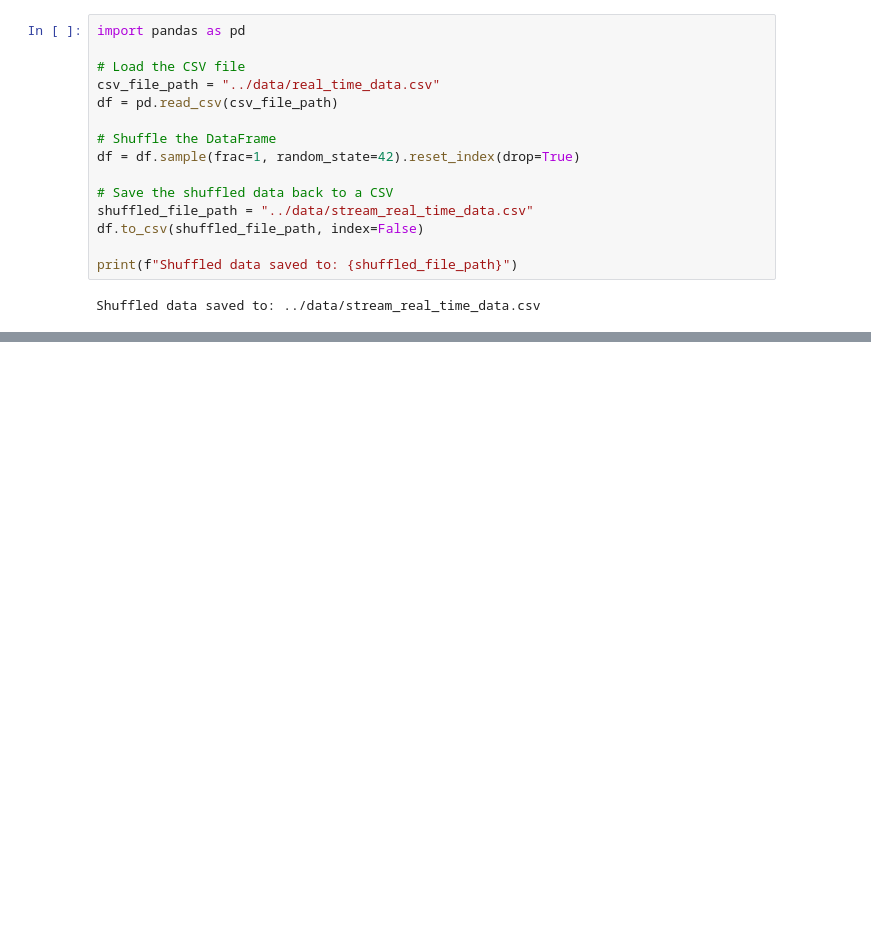
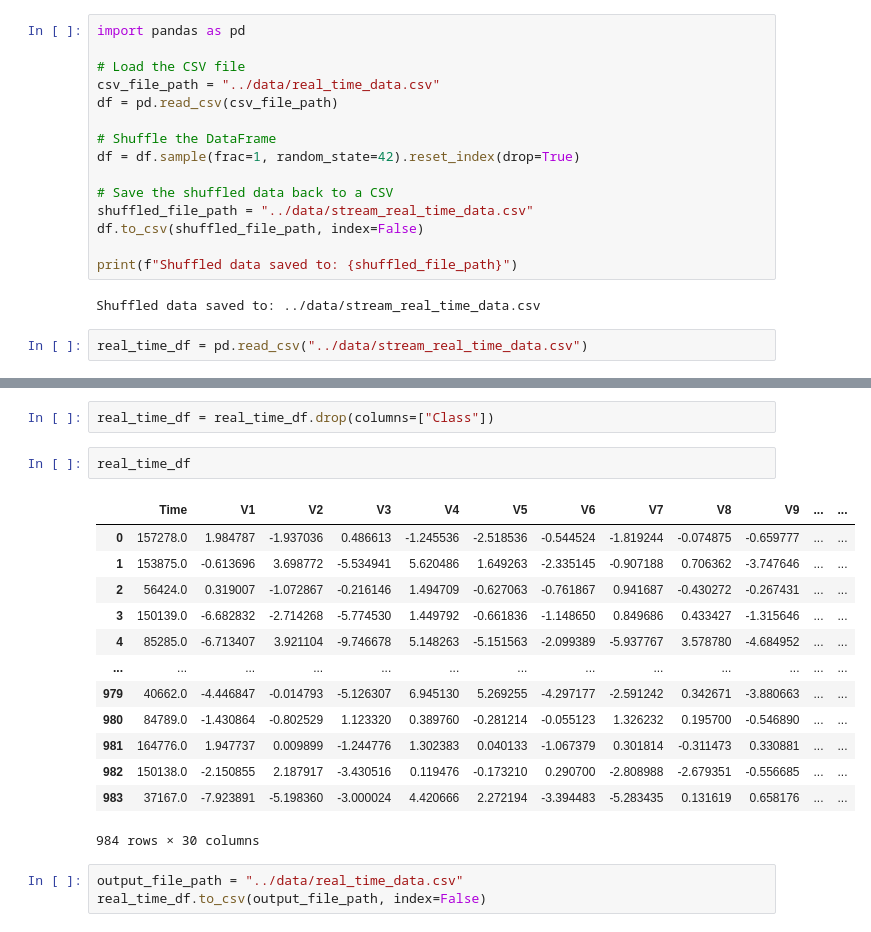
Before and after one commit to AmrutaKoshe/Real_Time_Fraud_Detection, a Jupyter notebook: notebooks/credit_card_fraud_synthetic_realtime_data.ipynb, the cells around one changed output, grey strips where cells are left out. Saved outputs shown, nothing was run; the diff lists cells and outputs as text; blank space fills up the shorter version.

```diff
--- a/notebooks/credit_card_fraud_synthetic_realtime_data.ipynb
+++ b/notebooks/credit_card_fraud_synthetic_realtime_data.ipynb
@@ -306,3 +306,5 @@ df.to_csv(shuffled_file_path, index=False)
 print(f"Shuffled data saved to: {shuffled_file_path}")
 # %% [output]
 Shuffled data saved to: ../data/stream_real_time_data.csv
+# %%
+real_time_df = pd.read_csv("../data/stream_real_time_data.csv")
@@ -308,0 +326,21 @@ Shuffled data saved to: ../data/stream_real_time_data.csv
+# %%
+real_time_df = real_time_df.drop(columns=["Class"])
+# %%
+real_time_df
+# %% [output]
+|  | Time | V1 | V2 | V3 | V4 | V5 | V6 | V7 | V8 | V9 | ... | ... |
+| 0 | 157278.0 | 1.984787 | -1.937036 | 0.486613 | -1.245536 | -2.518536 | -0.544524 | -1.819244 | -0.074875 | -0.659777 | ... | ... |
+| 1 | 153875.0 | -0.613696 | 3.698772 | -5.534941 | 5.620486 | 1.649263 | -2.335145 | -0.907188 | 0.706362 | -3.747646 | ... | ... |
+| 2 | 56424.0 | 0.319007 | -1.072867 | -0.216146 | 1.494709 | -0.627063 | -0.761867 | 0.941687 | -0.430272 | -0.267431 | ... | ... |
+| 3 | 150139.0 | -6.682832 | -2.714268 | -5.774530 | 1.449792 | -0.661836 | -1.148650 | 0.849686 | 0.433427 | -1.315646 | ... | ... |
+| 4 | 85285.0 | -6.713407 | 3.921104 | -9.746678 | 5.148263 | -5.151563 | -2.099389 | -5.937767 | 3.578780 | -4.684952 | ... | ... |
+| ... | ... | ... | ... | ... | ... | ... | ... | ... | ... | ... | ... | ... |
+| 979 | 40662.0 | -4.446847 | -0.014793 | -5.126307 | 6.945130 | 5.269255 | -4.297177 | -2.591242 | 0.342671 | -3.880663 | ... | ... |
+| 980 | 84789.0 | -1.430864 | -0.802529 | 1.123320 | 0.389760 | -0.281214 | -0.055123 | 1.326232 | 0.195700 | -0.546890 | ... | ... |
+| 981 | 164776.0 | 1.947737 | 0.009899 | -1.244776 | 1.302383 | 0.040133 | -1.067379 | 0.301814 | -0.311473 | 0.330881 | ... | ... |
+| 982 | 150138.0 | -2.150855 | 2.187917 | -3.430516 | 0.119476 | -0.173210 | 0.290700 | -2.808988 | -2.679351 | -0.556685 | ... | ... |
+| 983 | 37167.0 | -7.923891 | -5.198360 | -3.000024 | 4.420666 | 2.272194 | -3.394483 | -5.283435 | 0.131619 | 0.658176 | ... | ... |
+984 rows × 30 columns
+# %%
+output_file_path = "../data/real_time_data.csv"
+real_time_df.to_csv(output_file_path, index=False)
```
Also changed, not shown: parts of 1 cell of this notebook, 1 other file.
